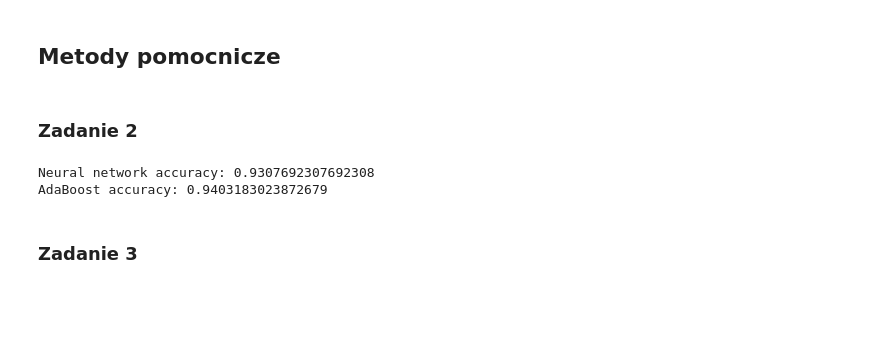
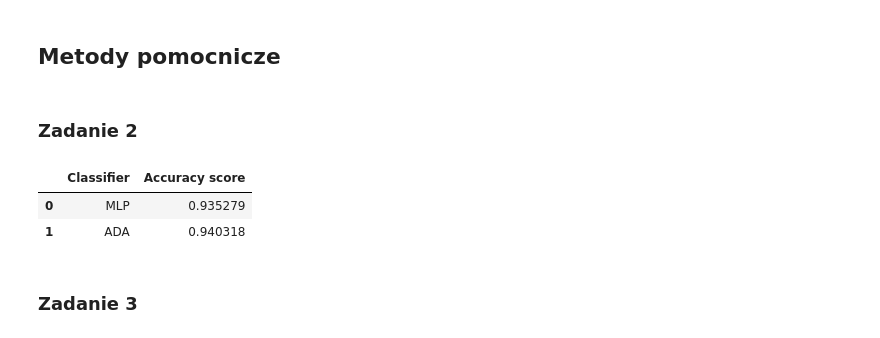
Before and after one commit to pszemkor/ML-AdaBoost-NN-comparison, a Jupyter notebook: ML-proj.ipynb, the cells around one changed output. Saved outputs shown, nothing was run; the diff lists cells and outputs as text; code cells hidden in the pictures; blank space fills up the shorter version.

Commit message:
refactor part 2 && fix adding data to data frame

```diff
--- a/ML-proj.ipynb
+++ b/ML-proj.ipynb
@@ -65,10 +87,12 @@ X_train, X_test, Y_train, Y_test = train_test_split(X, Y, test_size=0.2, random_
 # %% [markdown]
 ## Metody pomocnicze
 # %%
-def create_mlp():
-    return MLPClassifier(hidden_layer_sizes=(64,64,128,128,128,20))
-def create_ada():
-    return AdaBoostClassifier(n_estimators=30,
+def create_mlp(iters=200):
+    return MLPClassifier(hidden_layer_sizes=(64,64,128,128,128,20),
+                         max_iter=iters)
+
+def create_ada(estimators=50):
+    return AdaBoostClassifier(n_estimators=estimators,
                               random_state=0,
                               base_estimator=RandomForestClassifier(n_estimators=30, n_jobs=4))
 # %%
@@ -85,18 +109,20 @@ ada_clf = create_ada()
 # %%
 # print('Neural network accuracy:', accuracy_score(Y_mlp, Y_test))
 # print('AdaBoost accuracy:', accuracy_score(Y_ada, Y_test))
 
 mlp_accuracy = get_accuracy(mlp_clf)
 ada_accuracy = get_accuracy(ada_clf)
 
-results = pd.DataFrame(columns=['Classifier', 'Accuracy score'])
-results.append('MLP', mlp_accuracy)
-results.append('ADA', ada_accuracy)
+results = []
+results.append(['MLP', mlp_accuracy])
+results.append(['ADA', ada_accuracy])
 
-results
+frame = pd.DataFrame(results, columns=['Classifier', 'Accuracy score'])
+frame
 # %% [output]
-Neural network accuracy: 0.9307692307692308
-AdaBoost accuracy: 0.9403183023872679
+|  | Classifier | Accuracy score |
+| 0 | MLP | 0.935279 |
+| 1 | ADA | 0.940318 |
 # %% [markdown]
 ### Zadanie 3
 # %%
```
Also changed, not shown: parts of 9 cells of this notebook.
